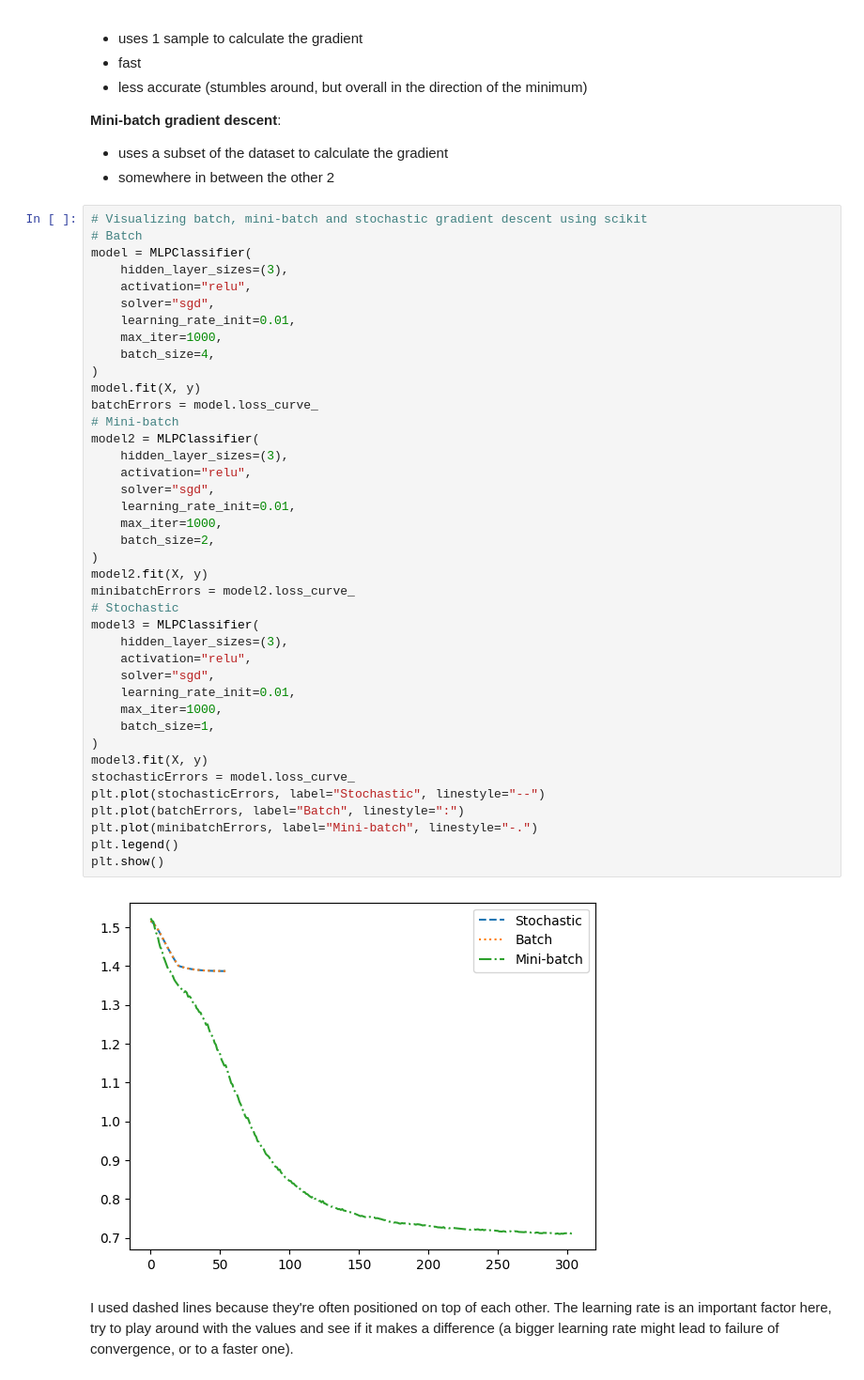
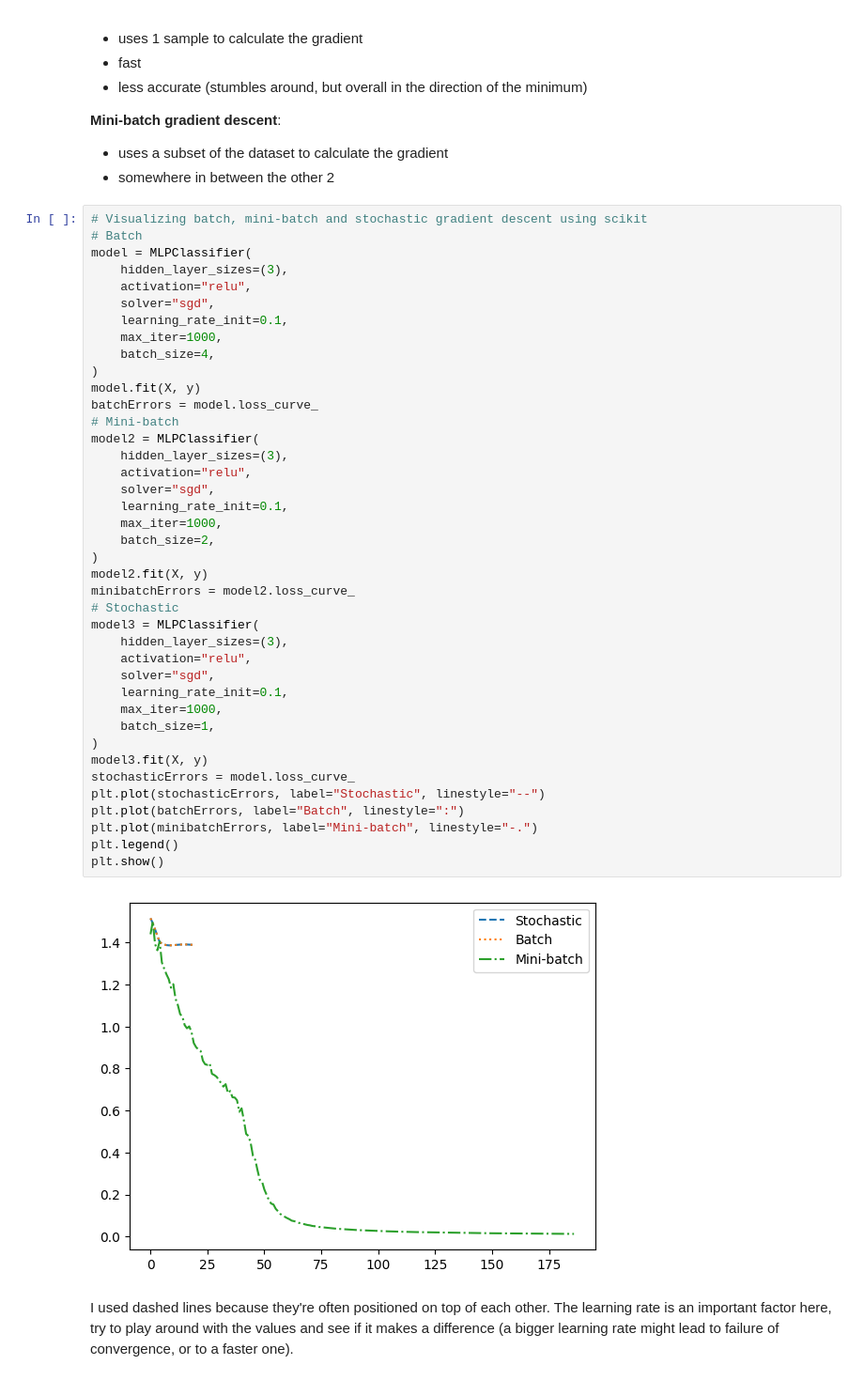
Before and after one commit to DeepSmeag/commonMLalgorithms, a Jupyter notebook: supervisedLearning/neuralNetworks.ipynb, the cells around one changed output. Shown at 94% size. Drawn from its saved outputs; the diff is of its cells as text.

```diff
--- a/supervisedLearning/neuralNetworks.ipynb
+++ b/supervisedLearning/neuralNetworks.ipynb
@@ -743,40 +748,40 @@ model = MLPClassifier(
     hidden_layer_sizes=(3),
     activation="relu",
     solver="sgd",
-    learning_rate_init=0.01,
+    learning_rate_init=0.1,
     max_iter=1000,
     batch_size=4,
 )
 model.fit(X, y)
 batchErrors = model.loss_curve_
 # Mini-batch
 model2 = MLPClassifier(
     hidden_layer_sizes=(3),
     activation="relu",
     solver="sgd",
-    learning_rate_init=0.01,
+    learning_rate_init=0.1,
     max_iter=1000,
     batch_size=2,
 )
 model2.fit(X, y)
 minibatchErrors = model2.loss_curve_
 # Stochastic
 model3 = MLPClassifier(
     hidden_layer_sizes=(3),
     activation="relu",
     solver="sgd",
-    learning_rate_init=0.01,
+    learning_rate_init=0.1,
     max_iter=1000,
     batch_size=1,
 )
 model3.fit(X, y)
 stochasticErrors = model.loss_curve_
 plt.plot(stochasticErrors, label="Stochastic", linestyle="--")
 plt.plot(batchErrors, label="Batch", linestyle=":")
 plt.plot(minibatchErrors, label="Mini-batch", linestyle="-.")
 plt.legend()
 plt.show()
 # %% [output]
-[figure, old version]
+[figure, new version]
 # %% [markdown]
 I used dashed lines because they're often positioned on top of each other. The learning rate is an important factor here, try to play around with the values and see if it makes a difference (a bigger learning rate might lead to failure of convergence, or to a faster one).
```
Also changed, not shown: parts of 3 cells of this notebook.
